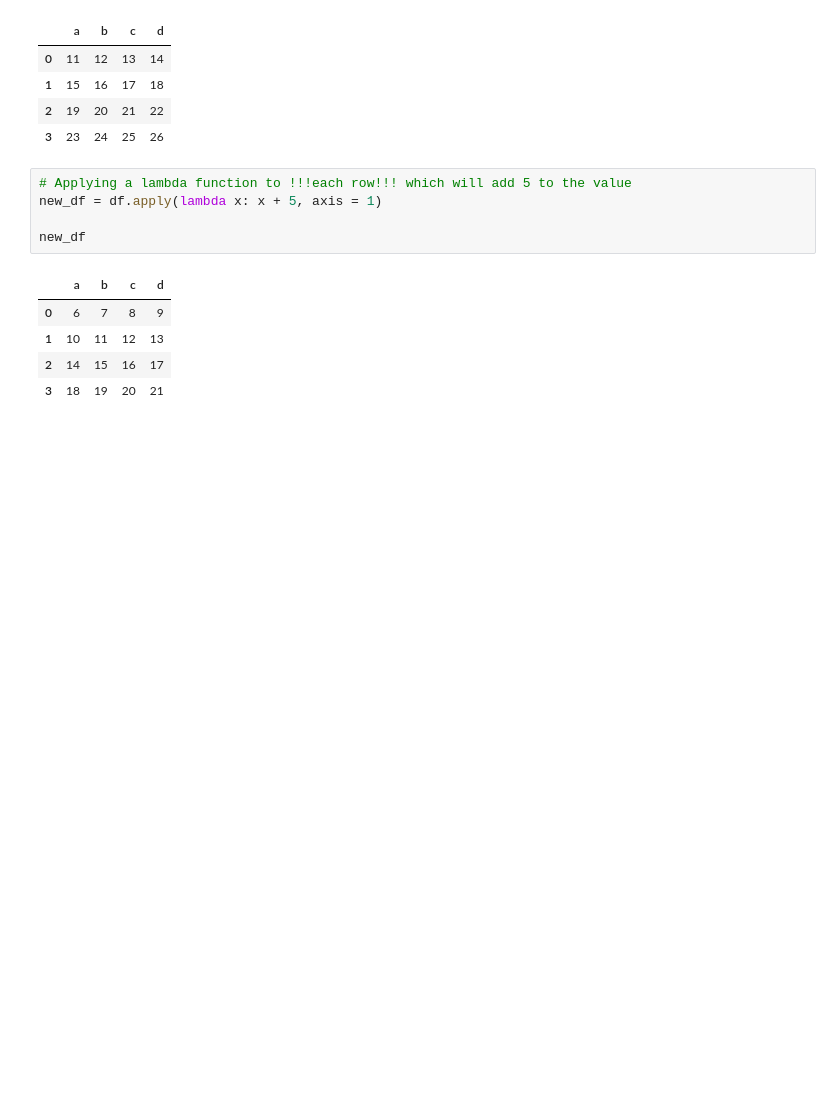
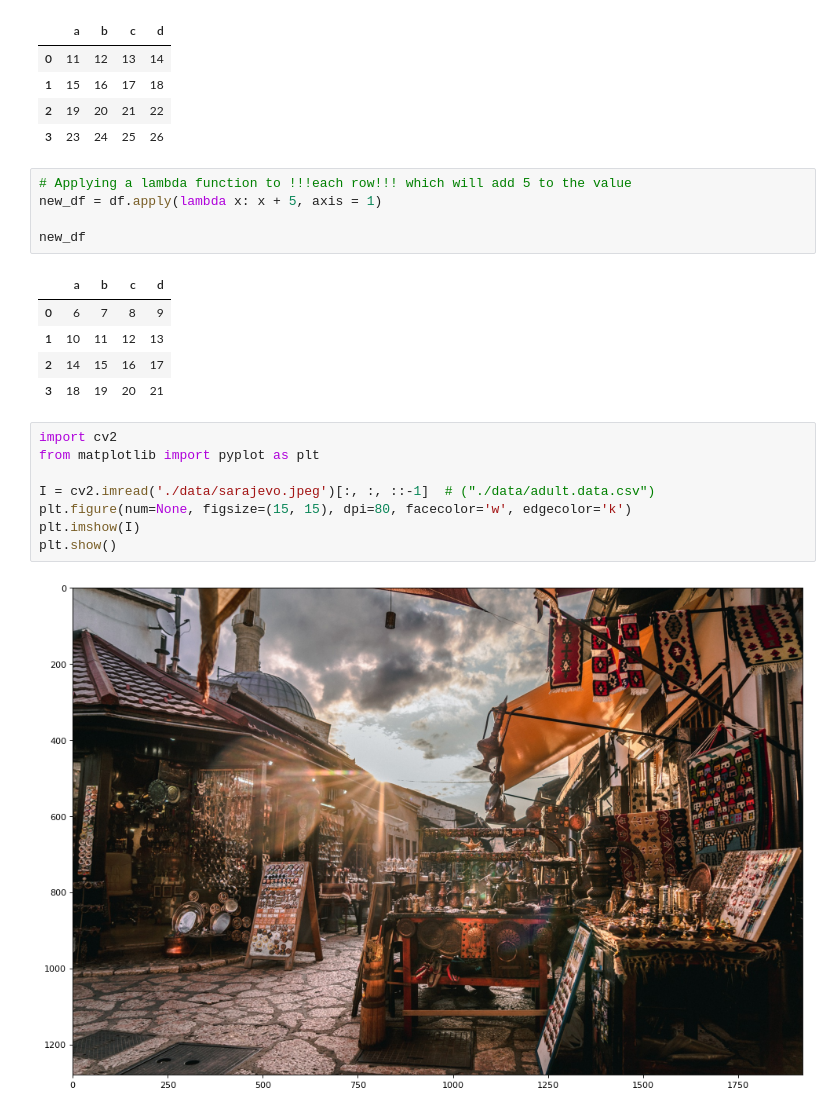
Before and after one commit to mdl81/pandas_numpy_tasks, a Jupyter notebook: test.ipynb, the cells around one changed output. Cells and saved outputs as stored; diff of their text form; blank space fills up the shorter version.

```diff
--- a/test.ipynb
+++ b/test.ipynb
@@ -374,3 +374,13 @@ new_df
 | 1 | 10 | 11 | 12 | 13 |
 | 2 | 14 | 15 | 16 | 17 |
 | 3 | 18 | 19 | 20 | 21 |
+# %%
+import cv2
+from matplotlib import pyplot as plt
+
+I = cv2.imread('./data/sarajevo.jpeg')[:, :, ::-1]  # ("./data/adult.data.csv")
+plt.figure(num=None, figsize=(15, 15), dpi=80, facecolor='w', edgecolor='k')
+plt.imshow(I)
+plt.show()
+# %% [output]
+[figure, added]
```
Also changed, not shown: parts of 2 cells of this notebook, 1 other file.
